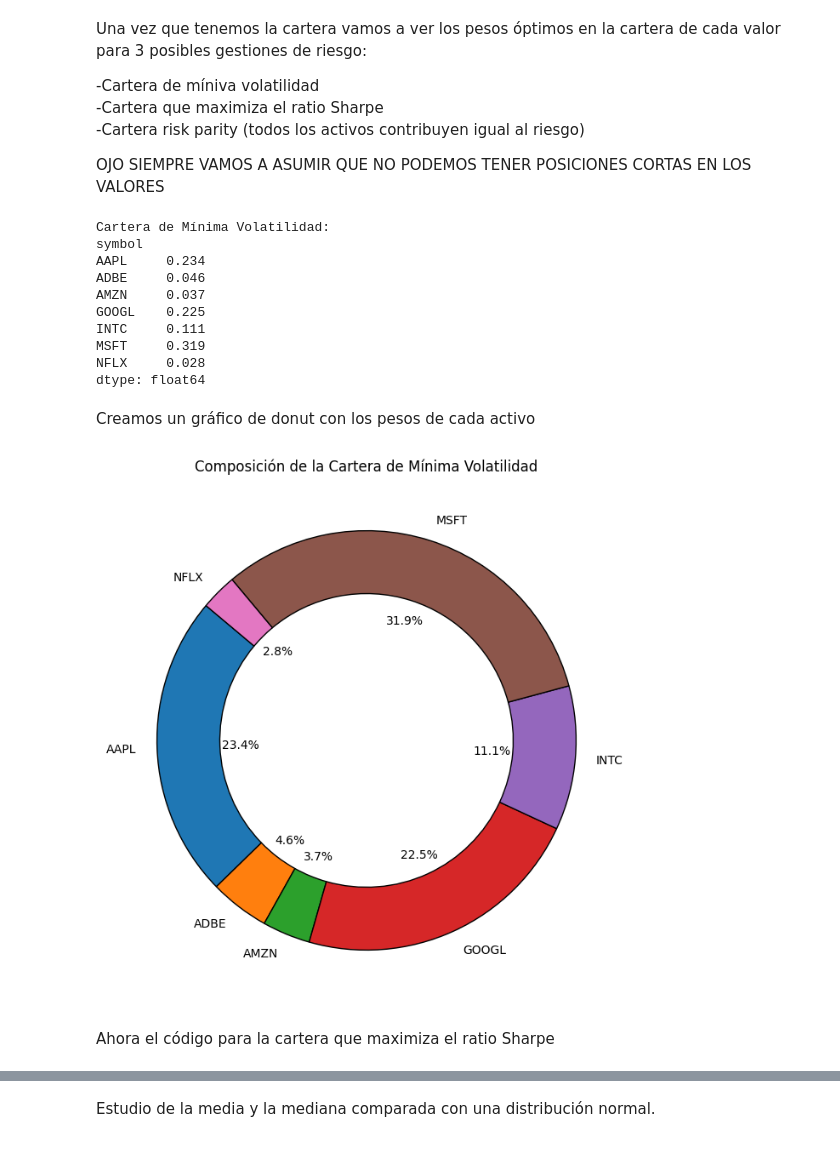
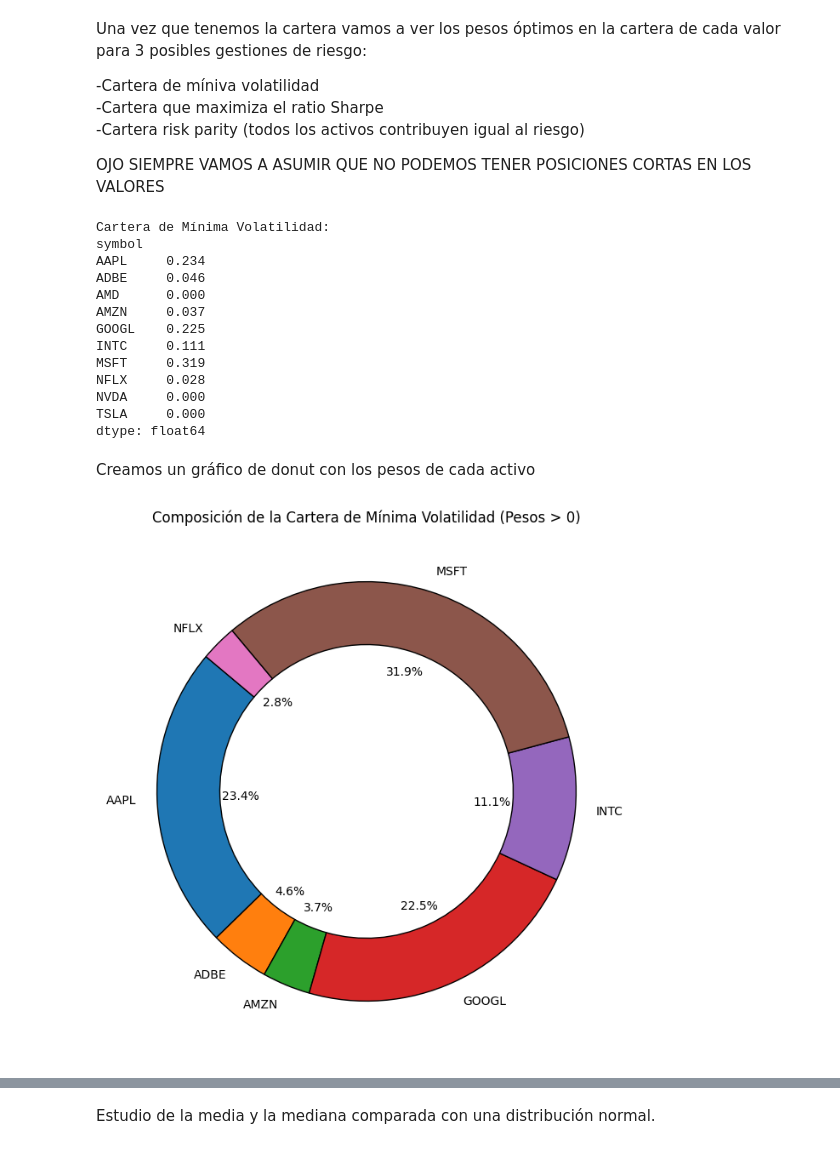
Before and after one commit to emszmtz/proyecto1, a Jupyter notebook: src/proyecto1_ipynb.ipynb, the cells around one changed output, grey strips where cells are left out. Saved outputs shown, nothing was run; the diff lists cells and outputs as text; code cells hidden in the pictures.

Commit message:
he quitado el proyecto de calcular los pesos maximizando el sharpe, y he dejado solo la mínima volatilidad. El el gráfico donut de pesos he quitado los que tienen peso=0

```diff
--- a/src/proyecto1_ipynb.ipynb
+++ b/src/proyecto1_ipynb.ipynb
@@ -562,12 +566,12 @@ def cartera_min_vol (ret):
         #Restricciones
         constraints = [pesos >= 0,
                     cp.sum(pesos) == 1,
-                    ]
+                    ] # Aquí podemos poner más restricciones del tipo, no quiero que haya ningun valor con más de un x% de peso en la cartera.
 
         riesgo = cp.quad_form(pesos, matriz_cov) # Riesgo de la cartera
         objective = cp.Minimize(riesgo) # Minimizar la varianza
 
-        #Problema y resuelvo
+
         prob = cp.Problem(objective, constraints)
         resultado = prob.solve()
 
@@ -593,11 +597,8 @@ try:
     # Creamos una Serie de pandas para manejar mejor los datos (pesos y activos)
     cartera_min_vol_series = pd.Series(pesos_calculados, index=activos)
 
-    # Filtramos los activos que tienen peso (mayores a 0) para el gráfico
-    cartera_filtrada = cartera_min_vol_series[cartera_min_vol_series > 0]
-
     print("Cartera de Mínima Volatilidad:")
-    print(cartera_filtrada)
+    print(cartera_min_vol_series)
 
 
 except Exception as e:
@@ -608,46 +609,52 @@ Cartera de Mínima Volatilidad:
 symbol
 AAPL     0.234
 ADBE     0.046
+AMD      0.000
 AMZN     0.037
 GOOGL    0.225
 INTC     0.111
 MSFT     0.319
 NFLX     0.028
+NVDA     0.000
+TSLA     0.000
 dtype: float64
 # %% [markdown]
 Creamos un gráfico de donut con los pesos de cada activo
 # %%
+
 # --- Gráfico de Dónut ---
 
-# Usamos los datos de la 'cartera_filtrada' calculada en la celda anterior
+# Usamos los datos de la 'cartera_min_vol_series' calculada en la celda anterior
 
-# Verificamos si la variable 'cartera_filtrada' existe y tiene datos
+
 try:
-    if 'cartera_filtrada' in locals() and not cartera_filtrada.empty:
+    if 'cartera_min_vol_series' in locals() and not cartera_min_vol_series.empty:
 
-        # Crear el gráfico de donut
+
+        cartera_a_graficar = cartera_min_vol_series[cartera_min_vol_series > 0] #Para que no sea confuso el gráfico, solo represento llos valores >0
+
+
+
         plt.figure(figsize=(8, 8))
 
-        # Usamos 'cartera_filtrada.values' para los tamaños y 'cartera_filtrada.index' para las etiquetas
-        plt.pie(cartera_filtrada.values, labels=cartera_filtrada.index,
+        # Usamos 'cartera_a_graficar.values' para los tamaños y 'cartera_a_graficar.index' para las etiquetas
+        plt.pie(cartera_a_graficar.values, labels=cartera_a_graficar.index,
                 autopct='%1.1f%%', startangle=140,
                 wedgeprops={'width': 0.3, 'edgecolor': 'black'})
 
         # Añadir título
-        plt.title('Composición de la Cartera de Mínima Volatilidad')
+        plt.title('Composición de la Cartera de Mínima Volatilidad (Pesos > 0)')
 
         # Mostrar el gráfico
         plt.show()
 
     else:
         print("No se pudo generar el gráfico.")
-        print("Asegúrate de que la celda anterior se haya ejecutado correctamente y 'cartera_filtrada' contenga datos (pesos mayores a 0).")
+        print("Asegúrate de que la celda anterior se haya ejecutado correctamente y 'cartera_min_vol_series' contenga datos.")
 
 except NameError:
-    print("Error: La variable 'cartera_filtrada' no está definida. Asegúrate de ejecutar la celda anterior primero.")
+    print("Error: La variable 'cartera_min_vol_series' no está definida. Asegúrate de ejecutar la celda anterior primero.")
 except Exception as e:
     print(f"Ocurrió un error al graficar: {e}")
 # %% [output]
-[figure, old version]
+[figure, new version]
-# %% [markdown]
-Ahora el código para la cartera que maximiza el ratio Sharpe
```
Also changed, not shown: parts of 9 cells of this notebook.
